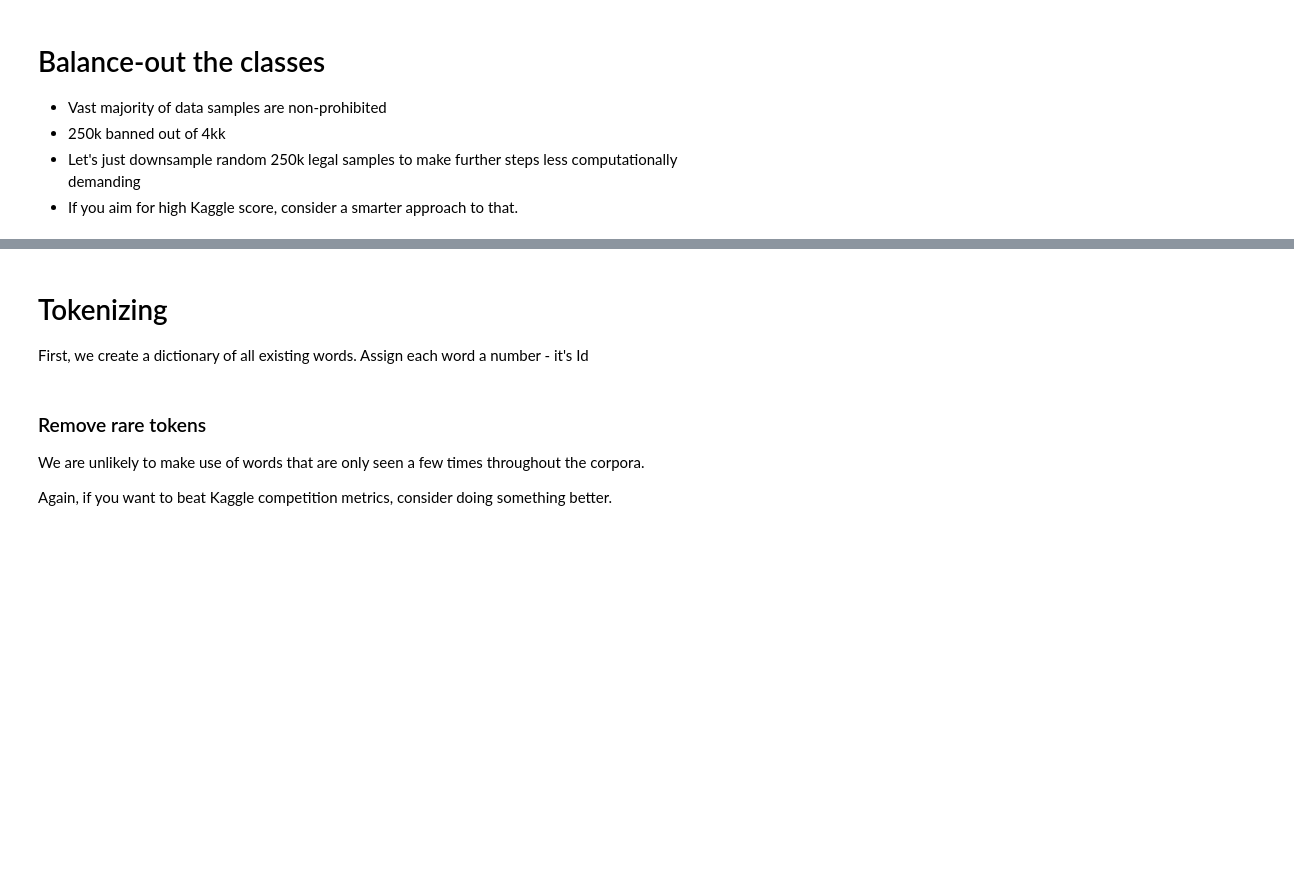
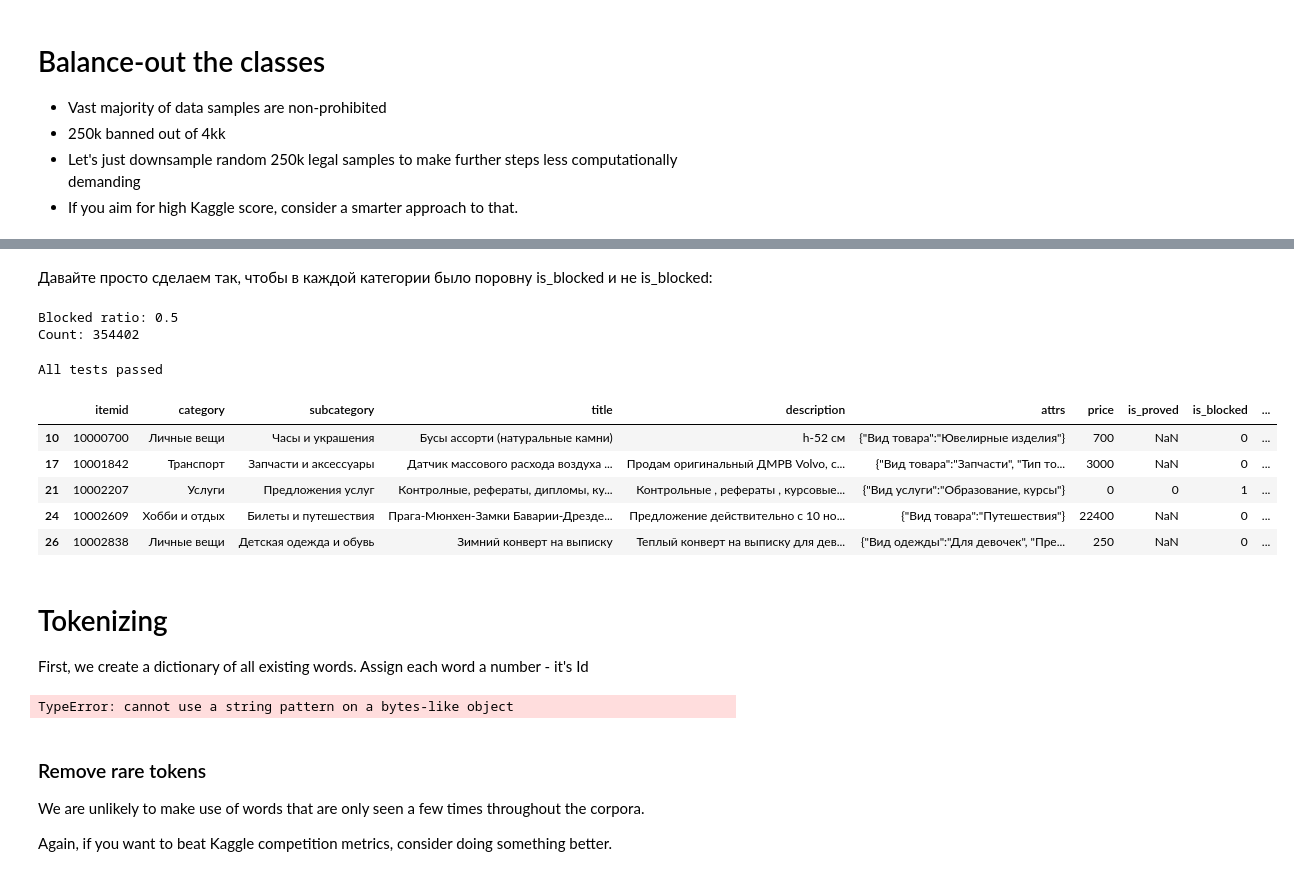
Before and after one commit to Atmyre/mipt-texts, a Jupyter notebook: Homework_3/3hw.ipynb, the cells around one changed output, grey strips where cells are left out. Drawn from its saved outputs; the diff is of its cells as text; code cells hidden in the pictures; blank space fills up the shorter version.

```diff
--- a/Homework_3/3hw.ipynb
+++ b/Homework_3/3hw.ipynb
@@ -104,14 +115,3 @@ print "Count:",len(df)
  * 250k banned out of 4kk
  * Let's just downsample random 250k legal samples to make further steps less computationally demanding
  * If you aim for high Kaggle score, consider a smarter approach to that.
-# %%
-#downsample
-
-
-< downsample data so that both classes have approximately equal ratios>
-
-df = <downsampled dataset>
-
-
-print "Blocked ratio:",df.is_blocked.mean()
-print "Count:",len(df)
@@ -117,0 +136,5 @@ print "Count:",len(df)
+# %%
+for category in np.unique(df['category']):
+    print(category)
+    print(df[df.category == category].is_blocked.value_counts())
+    print()
@@ -118,8 +159,31 @@ print "Count:",len(df)
+# %% [markdown]
+Давайте просто сделаем так, чтобы в каждой категории было поровну is_blocked и не is_blocked:
+# %%
+#downsample
+indices_to_delete = []
+for category in np.unique(df['category']):
+    value_counts = df[df.category == category].is_blocked.value_counts()
+    num_to_delete = abs(value_counts[0] - value_counts[1])
+    what_to_delete = 0 if value_counts[0] - value_counts[1] > 0 else 1
+
+    indices_to_delete += list(np.random.permutation(df[df.category == category]
+                                                    [df.is_blocked == what_to_delete].index)[:num_to_delete])
+
+df.drop(df.index[indices_to_delete], inplace=True)
+
+
+print("Blocked ratio:",df.is_blocked.mean())
+print("Count:",len(df))
+# %% [output]
+Blocked ratio: 0.5
+Count: 354402
 # %%
 assert df.is_blocked.mean() < 0.51
 assert df.is_blocked.mean() > 0.49
 assert len(df) <= 560000
 
-print "All tests passed"
+print("All tests passed")
+# %% [output]
+All tests passed
 # %%
 #In case your RAM-o-meter is in the red
@@ -127 +191,10 @@ if very_low_ram:
     data = data[::2]
+# %%
+df.head()
+# %% [output]
+|  | itemid | category | subcategory | title | description | attrs | price | is_proved | is_blocked | ... |
+| 10 | 10000700 | Личные вещи | Часы и украшения | Бусы ассорти (натуральные камни) | h-52 см | {"Вид товара":"Ювелирные изделия"} | 700 | NaN | 0 | ... |
+| 17 | 10001842 | Транспорт | Запчасти и аксессуары | Датчик массового расхода воздуха ... | Продам оригинальный ДМРВ Volvo, с... | {"Вид товара":"Запчасти", "Тип то... | 3000 | NaN | 0 | ... |
+| 21 | 10002207 | Услуги | Предложения услуг | Контролные, рефераты, дипломы, ку... | Контрольные , рефераты , курсовые... | {"Вид услуги":"Образование, курсы"} | 0 | 0 | 1 | ... |
+| 24 | 10002609 | Хобби и отдых | Билеты и путешествия | Прага-Мюнхен-Замки Баварии-Дрезде... | Предложение действительно с 10 но... | {"Вид товара":"Путешествия"} | 22400 | NaN | 0 | ... |
+| 26 | 10002838 | Личные вещи | Детская одежда и обувь | Зимний конверт на выписку | Теплый конверт на выписку для дев... | {"Вид одежды":"Для девочек", "Пре... | 250 | NaN | 0 | ... |
@@ -150,6 +225,8 @@ for s in all_texts:
     tokens = tokenizer.tokenize(s)
     for token in tokens:
         token_counts[token] +=1
+# %% [output]
+TypeError: cannot use a string pattern on a bytes-like object
 # %% [markdown]
 ### Remove rare tokens
 
```
Also changed, not shown: parts of 9 cells of this notebook.
